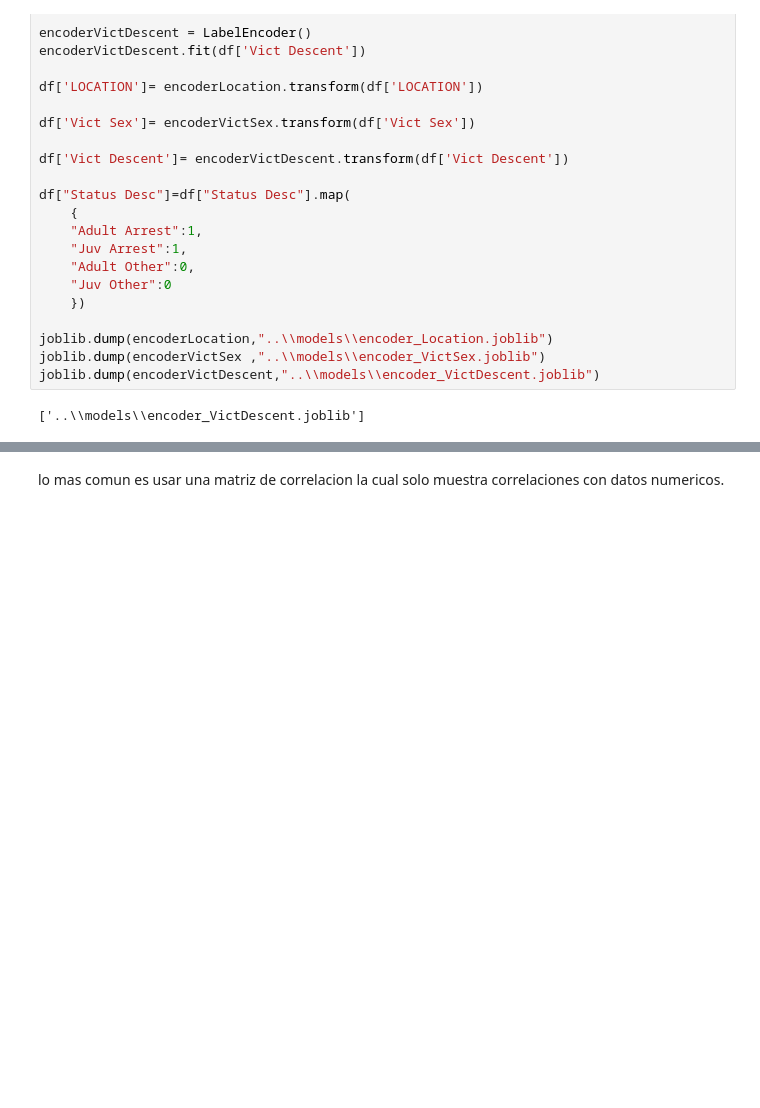
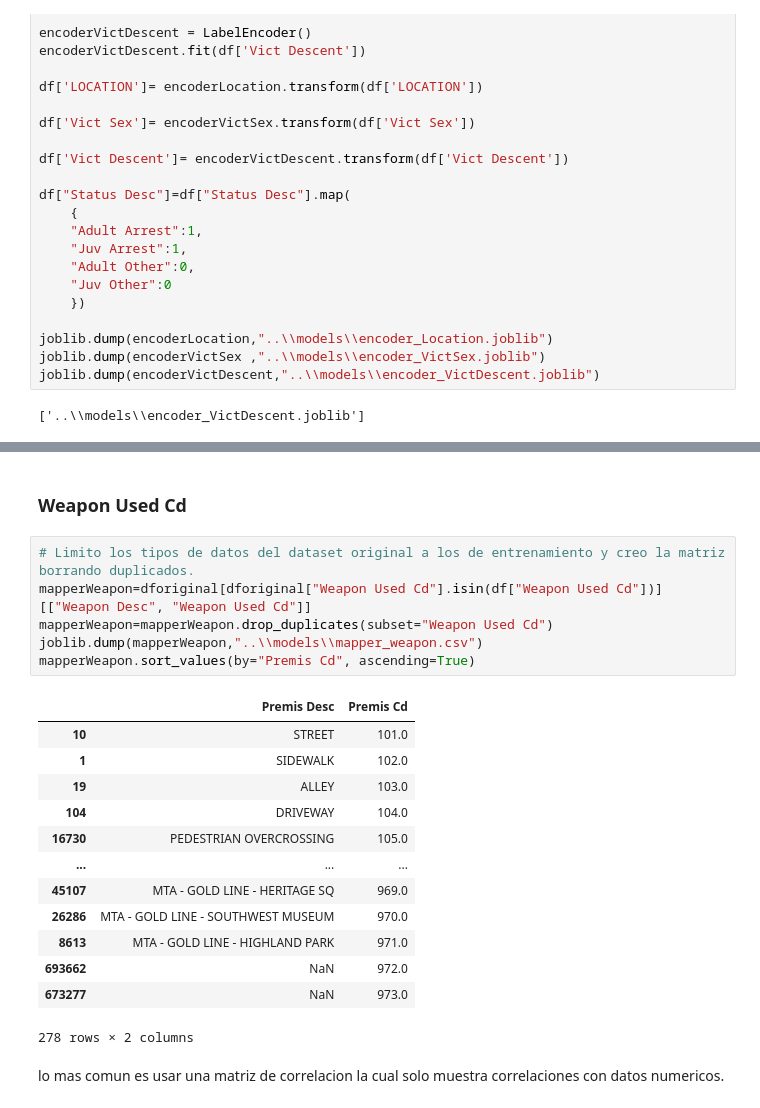
Before and after one commit to Janhjg/Runojanh-NadieEscapa, a Jupyter notebook: documents/notebook_model_train.ipynb, the cells around one changed output, grey strips where cells are left out. Cells and saved outputs as stored; diff of their text form; blank space fills up the shorter version.

```diff
--- a/documents/notebook_model_train.ipynb
+++ b/documents/notebook_model_train.ipynb
@@ -133,3 +225,25 @@ joblib.dump(encoderVictDescent,"..\\models\\encoder_VictDescent.joblib")
+# %% [markdown]
+### Weapon Used Cd
+# %%
+# Limito los tipos de datos del dataset original a los de entrenamiento y creo la matriz borrando duplicados.
+mapperWeapon=dforiginal[dforiginal["Weapon Used Cd"].isin(df["Weapon Used Cd"])][["Weapon Desc", "Weapon Used Cd"]]
+mapperWeapon=mapperWeapon.drop_duplicates(subset="Weapon Used Cd")
+joblib.dump(mapperWeapon,"..\\models\\mapper_weapon.csv")
+mapperWeapon.sort_values(by="Premis Cd", ascending=True)
+# %% [output]
+|  | Premis Desc | Premis Cd |
+| 10 | STREET | 101.0 |
+| 1 | SIDEWALK | 102.0 |
+| 19 | ALLEY | 103.0 |
+| 104 | DRIVEWAY | 104.0 |
+| 16730 | PEDESTRIAN OVERCROSSING | 105.0 |
+| ... | ... | ... |
+| 45107 | MTA - GOLD LINE - HERITAGE SQ | 969.0 |
+| 26286 | MTA - GOLD LINE - SOUTHWEST MUSEUM | 970.0 |
+| 8613 | MTA - GOLD LINE - HIGHLAND PARK | 971.0 |
+| 693662 | NaN | 972.0 |
+| 673277 | NaN | 973.0 |
+278 rows × 2 columns
 # %% [markdown]
 lo mas comun es usar una matriz de correlacion la cual solo muestra correlaciones con datos numericos.
 # %%
```
Also changed, not shown: parts of 10 cells of this notebook, 2 other files.
